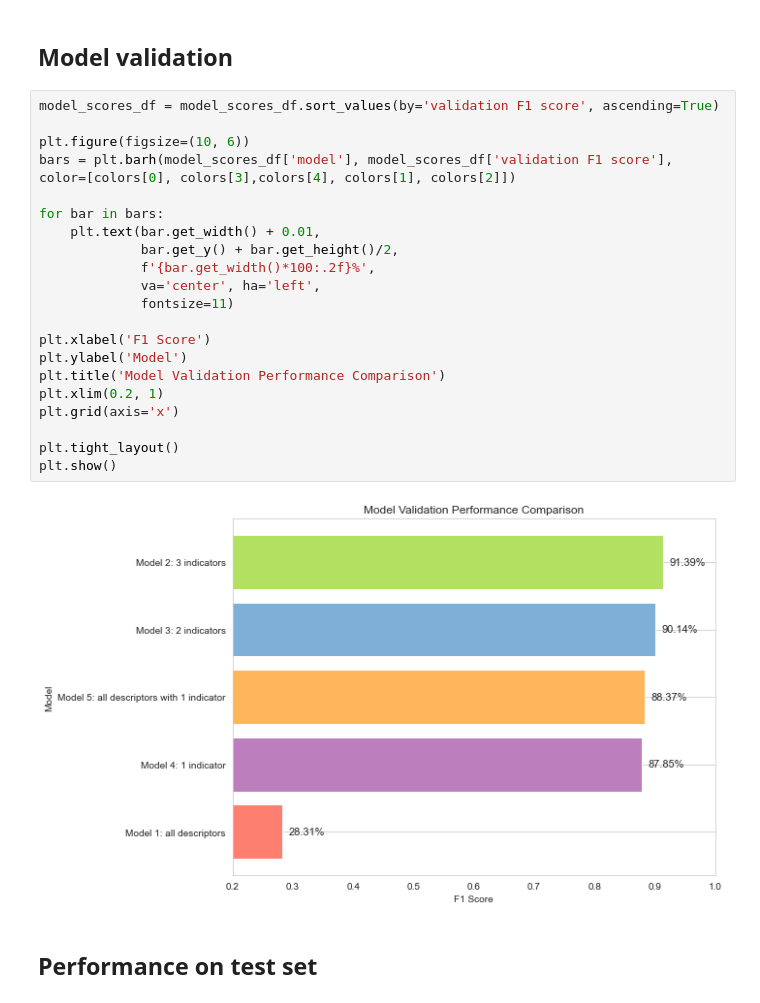
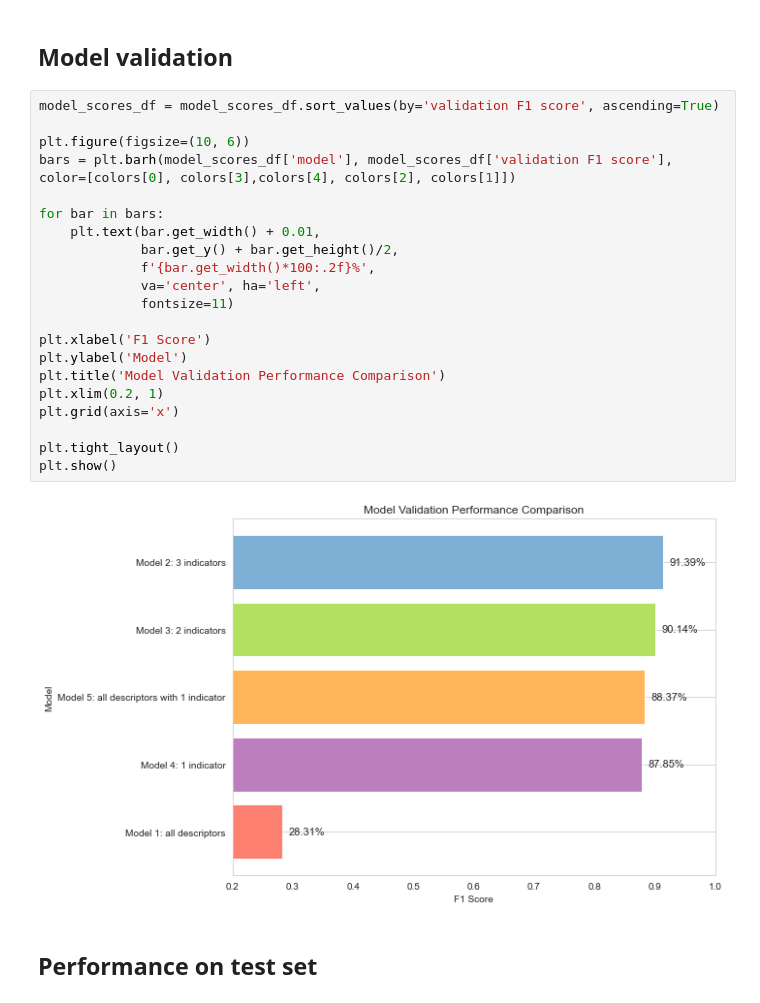
Before and after one commit to kwah-space/IDS-draft, a Jupyter notebook: A3 model.ipynb, the cells around one changed output. Saved outputs shown, nothing was run; the diff lists cells and outputs as text.

```diff
--- a/A3 model.ipynb
+++ b/A3 model.ipynb
@@ -856,26 +814,26 @@ plt.show()
 # %%
 model_scores_df = model_scores_df.sort_values(by='validation F1 score', ascending=True)
 
 plt.figure(figsize=(10, 6))
-bars = plt.barh(model_scores_df['model'], model_scores_df['validation F1 score'], color=[colors[0], colors[3],colors[4], colors[1], colors[2]])
+bars = plt.barh(model_scores_df['model'], model_scores_df['validation F1 score'], color=[colors[0], colors[3],colors[4], colors[2], colors[1]])
 
 for bar in bars:
     plt.text(bar.get_width() + 0.01,
              bar.get_y() + bar.get_height()/2,
              f'{bar.get_width()*100:.2f}%',
              va='center', ha='left',
              fontsize=11)
 
 plt.xlabel('F1 Score')
 plt.ylabel('Model')
 plt.title('Model Validation Performance Comparison')
 plt.xlim(0.2, 1)
 plt.grid(axis='x')
 
 plt.tight_layout()
 plt.show()
 # %% [output]
-[figure, old version]
+[figure, new version]
 # %% [markdown]
 ## Performance on test set
 # %%
```
Also changed, not shown: parts of 15 cells of this notebook.
